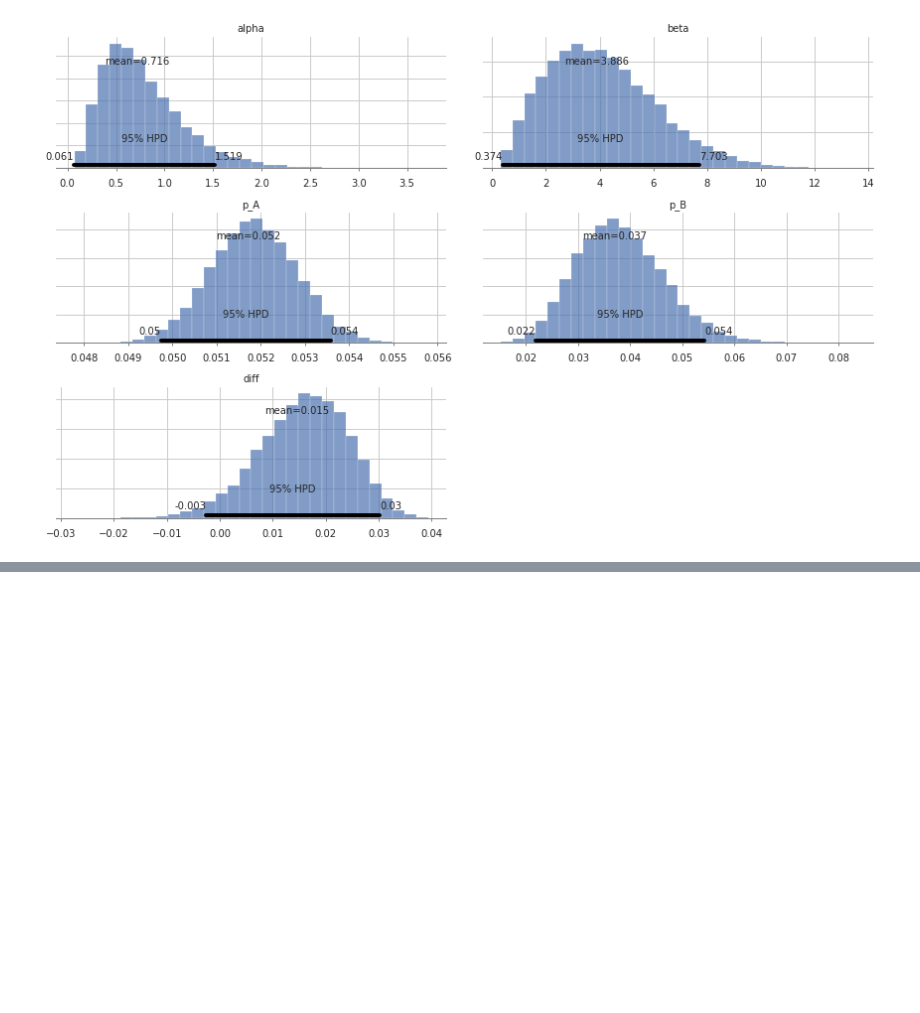
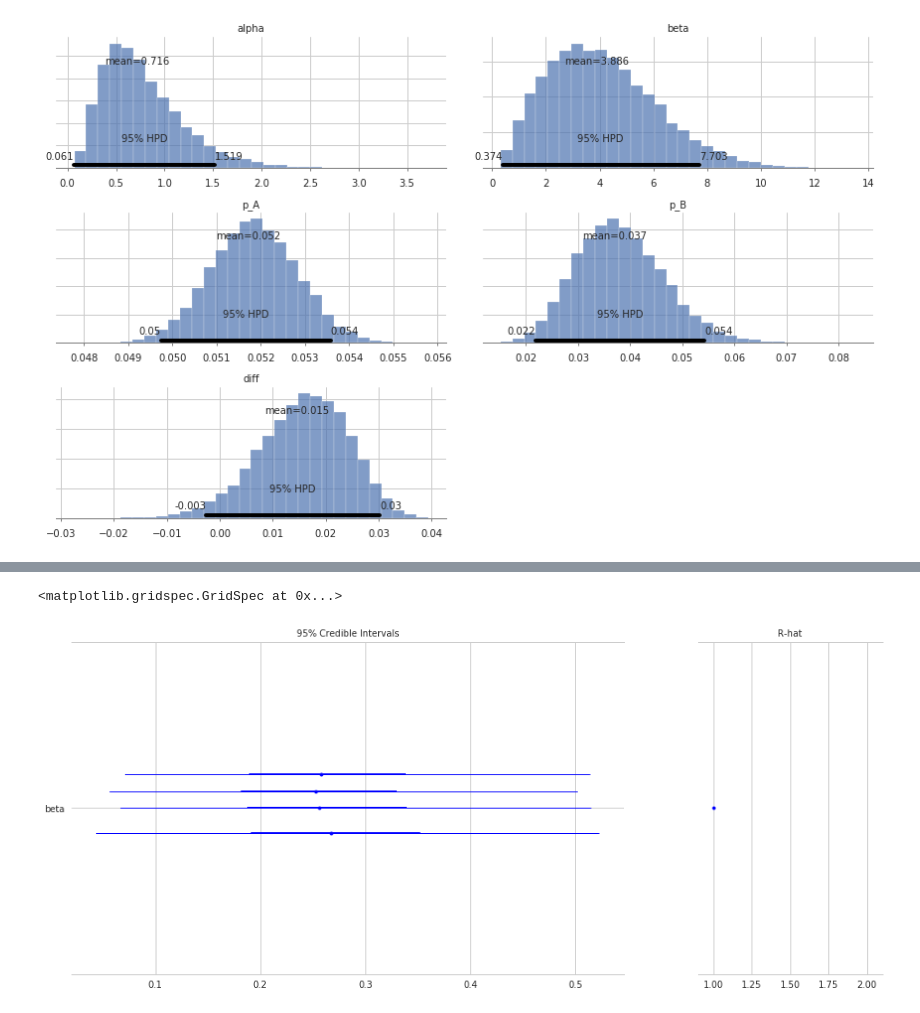
Before and after one commit to Emaasit/learning-pymc3, a Jupyter notebook: bm4h/ch02_more_pymc.ipynb, the cells around one changed output, grey strips where cells are left out. Cells and saved outputs as stored; diff of their text form; code cells hidden in the pictures; blank space fills up the shorter version.

```diff
--- a/bm4h/ch02_more_pymc.ipynb
+++ b/bm4h/ch02_more_pymc.ipynb
@@ -202,0 +299,5 @@ array([<matplotlib.axes._subplots.AxesSubplot object at 0x...>,
+# %%
+pm.forestplot(posterior, varnames = ["beta"])
+# %% [output]
+<matplotlib.gridspec.GridSpec at 0x...>
+[figure, added]
```
Also changed, not shown: parts of 24 cells of this notebook, 2 other files.
